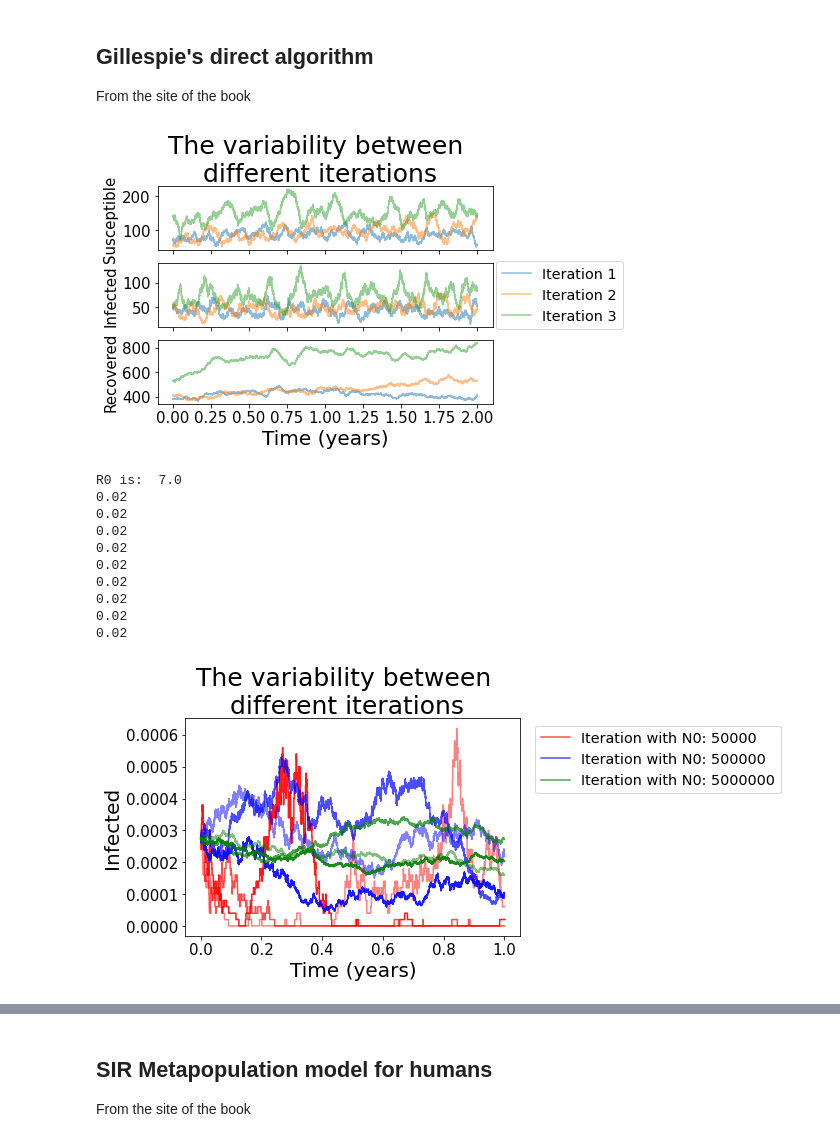
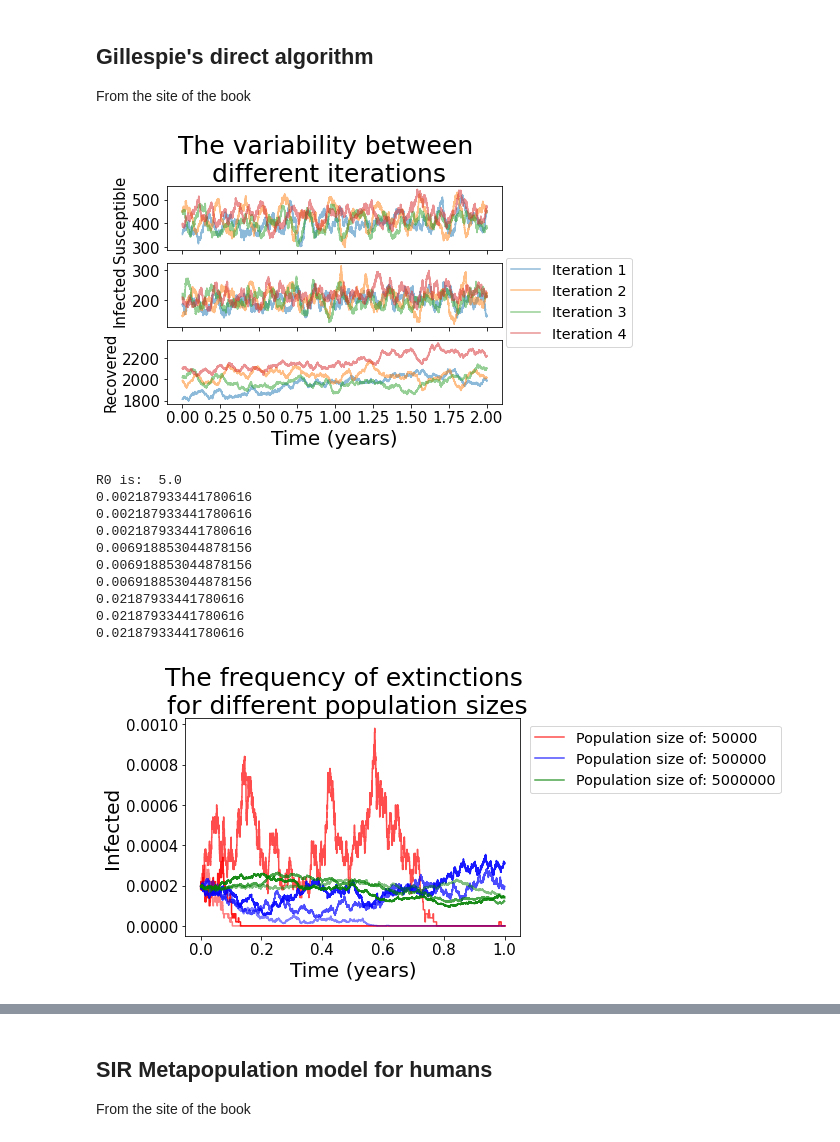
Before and after one commit to Florisdv5/Introcomp_assign2, a Jupyter notebook: Introcomp_assign2.ipynb, the cells around one changed output, grey strips where cells are left out. Cells and saved outputs as stored; diff of their text form; code cells hidden in the pictures.

```diff
--- a/Introcomp_assign2.ipynb
+++ b/Introcomp_assign2.ipynb
@@ -106,41 +106,53 @@ def Stoch_Iteration(INPUT):
 # %%
 ## Variability ##
 
+beta=1.0
+gamma=1/7.0
+mu=1/70
+N0=500
+delta = 0.0625*mu*(beta/gamma -1)*math.sqrt(N0)
+ND=MaxTime=2*365.0
+Y0=pl.ceil(mu*N0/gamma)
+X0=pl.floor(gamma*N0/beta)
+Z0=N0-X0-Y0
+
+INPUT = np.array((X0,Y0,Z0))
+
 fig, (ax1, ax2, ax3) = plt.subplots(3, sharex=True)
-for i in range(3):
+for i in range(4):
     [T,S,I,R]=Stoch_Iteration(INPUT)
 
     tT=np.array(T)[1:,]/365.
     tS=np.array(S)[1:,]
     tI=np.array(I)[1:,]
     tR=np.array(R)[1:,]
 
     ax1.plot(tT, tS, alpha=0.5, label=('Iteration %s' %(i+1)))
     ax1.set_ylabel("Susceptible", size = 15)
     ax2.plot(tT, tI, alpha=0.5, label=('Iteration %s' %(i+1)))
     ax2.set_ylabel("Infected", size = 15)
     ax3.plot(tT, tR, alpha=0.5, label=('Iteration %s' %(i+1)))
     ax3.set_ylabel("Recovered", size = 15)
 
-plt.legend(loc = "upper right", fontsize = "x-large", bbox_to_anchor = (1.41,2.34))
+plt.legend(loc = "upper right", fontsize = "x-large", bbox_to_anchor = (1.41,2.4))
 for tick in ax3.xaxis.get_major_ticks():
     tick.label.set_fontsize(15)
 for tick in ax1.yaxis.get_major_ticks():
     tick.label.set_fontsize(15)
 for tick in ax2.yaxis.get_major_ticks():
     tick.label.set_fontsize(15)
 for tick in ax3.yaxis.get_major_ticks():
     tick.label.set_fontsize(15)
 fig.suptitle('The variability between \n different iterations ', size = 25, y = 1.06)
 plt.xlabel ('Time (years)', size = 20)
 plt.show()
 # %% [output]
-[figure, old version]
+[figure, new version]
 # %%
-## Extinctions ##
+## Extinctions for different population size ##
 
-beta=1.0
-gamma=1/7.0
+beta=1
+gamma=1/5.0
 R0 = beta/gamma
 print("R0 is: ", R0)
 mu=1/(70*365)
@@ -149,8 +161,6 @@ Nlist = [50000, 500000, 5000000]
 
 fig, (ax2) = plt.subplots(1, sharex=True)
 color = ['red', 'blue', 'green']
-
-
 
 for Nvalue in range(3):
     N0 = Nlist[Nvalue]
@@ -161,9 +171,9 @@ for Nvalue in range(3):
         Z0=N0-X0-Y0
         ND=MaxTime=365.0
         INPUT = np.array((X0,Y0,Z0))
-    #     delta = 0.0625*mu*(beta/gamma -1)*math.sqrt(N0)
+        delta = 0.0625*mu*(beta/gamma -1)*math.sqrt(N0)
 
-        delta = 0.02
+#         delta = 0.02
         print(delta)
 
         [T,S,I,R]=Stoch_Iteration(INPUT)
@@ -176,7 +186,7 @@ for Nvalue in range(3):
         tN = tS + tI + tR
 
         if iteration == 1:
-            ax2.plot(tT, tI/tN, alpha=alfa, color = color[Nvalue], label=('Iteration with N0: %s' %(N0)))
+            ax2.plot(tT, tI/tN, alpha=alfa, color = color[Nvalue], label=('Population size of %s' %(N0)))
         else:
             ax2.plot(tT, tI/tN, alpha=alfa, color = color[Nvalue])
         ax2.set_ylabel("Infected", size = 20)
@@ -187,18 +197,18 @@ for tick in ax2.xaxis.get_major_ticks():
     tick.label.set_fontsize(15)
 for tick in ax2.yaxis.get_major_ticks():
     tick.label.set_fontsize(15)
-fig.suptitle('The variability between \n different iterations ', size = 25, y = 1.06)
+fig.suptitle('The frequency of extinctions \n for different population sizes ', size = 25, y = 1.06)
 plt.xlabel ('Time (years)', size = 20)
 plt.show()
 # %% [output]
-R0 is:  7.0
-0.02
-0.02
-0.02
-0.02
-0.02
-0.02
-0.02
-0.02
-0.02
+R0 is:  5.0
+0.002187933441780616
+0.002187933441780616
+0.002187933441780616
+0.006918853044878156
+0.006918853044878156
+0.006918853044878156
+0.02187933441780616
+0.02187933441780616
+0.02187933441780616
-[figure, old version]
+[figure, new version]
```
Also changed, not shown: parts of 1 cell of this notebook.
